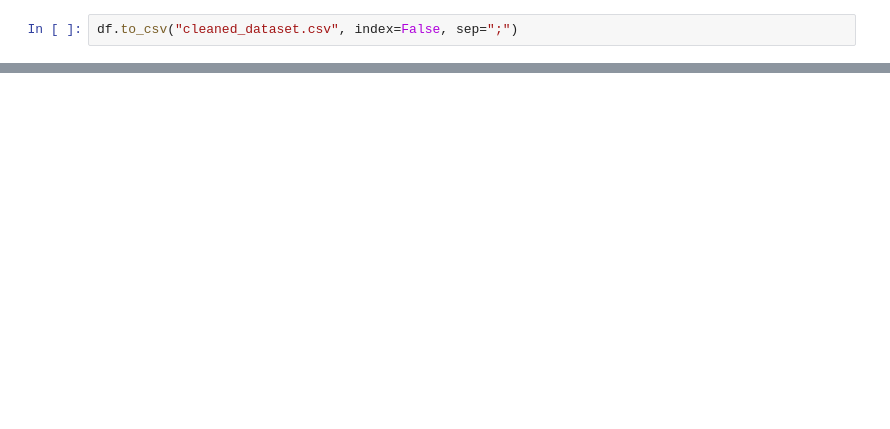
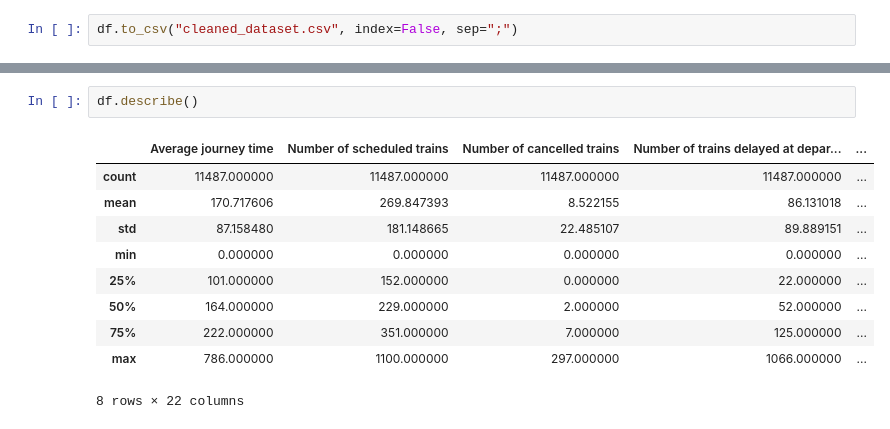
Before and after one commit to LaurinceG4N0/tardis-sncf, a Jupyter notebook: tardis_eda.ipynb, the cells around one changed output, grey strips where cells are left out. Drawn from its saved outputs; the diff is of its cells as text; blank space fills up the shorter version.

```diff
--- a/tardis_eda.ipynb
+++ b/tardis_eda.ipynb
@@ -218,0 +225,13 @@ df.to_csv("cleaned_dataset.csv", index=False, sep=";")
+# %%
+df.describe()
+# %% [output]
+|  | Average journey time | Number of scheduled trains | Number of cancelled trains | Number of trains delayed at depar... | ... |
+| count | 11487.000000 | 11487.000000 | 11487.000000 | 11487.000000 | ... |
+| mean | 170.717606 | 269.847393 | 8.522155 | 86.131018 | ... |
+| std | 87.158480 | 181.148665 | 22.485107 | 89.889151 | ... |
+| min | 0.000000 | 0.000000 | 0.000000 | 0.000000 | ... |
+| 25% | 101.000000 | 152.000000 | 0.000000 | 22.000000 | ... |
+| 50% | 164.000000 | 229.000000 | 2.000000 | 52.000000 | ... |
+| 75% | 222.000000 | 351.000000 | 7.000000 | 125.000000 | ... |
+| max | 786.000000 | 1100.000000 | 297.000000 | 1066.000000 | ... |
+8 rows × 22 columns
```
Also changed, not shown: parts of 8 cells of this notebook.
